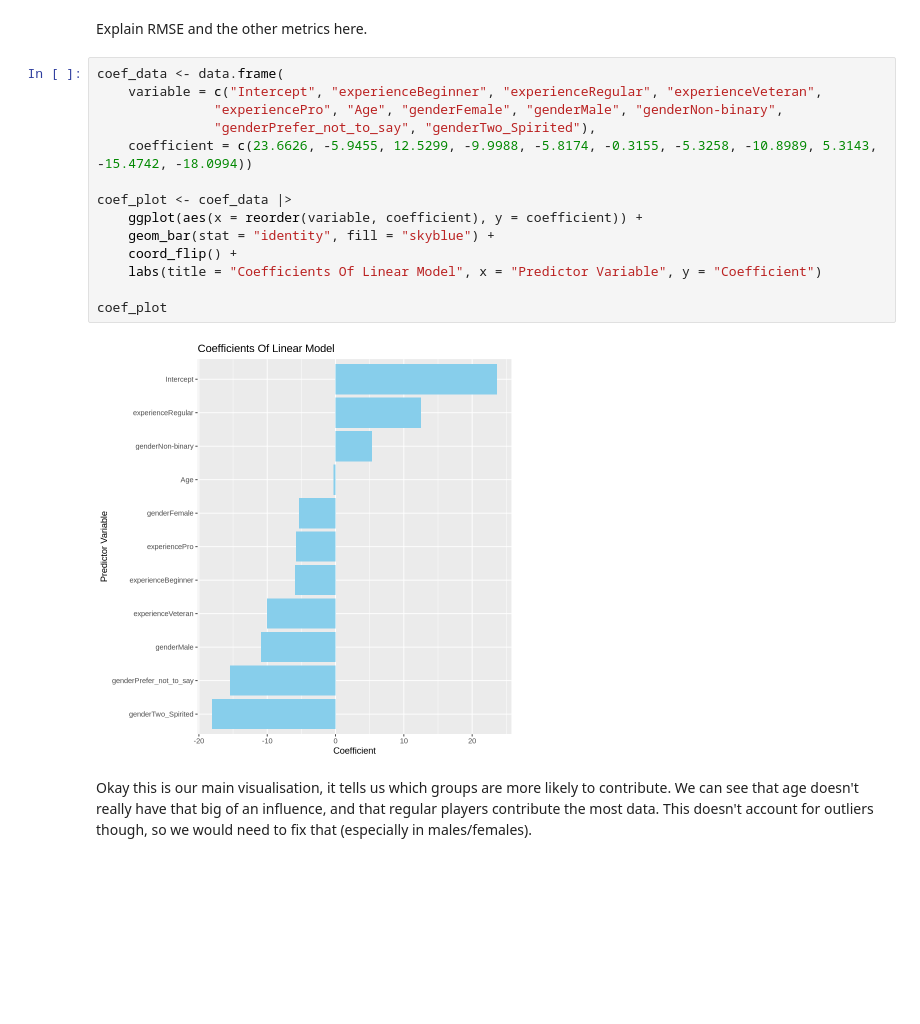
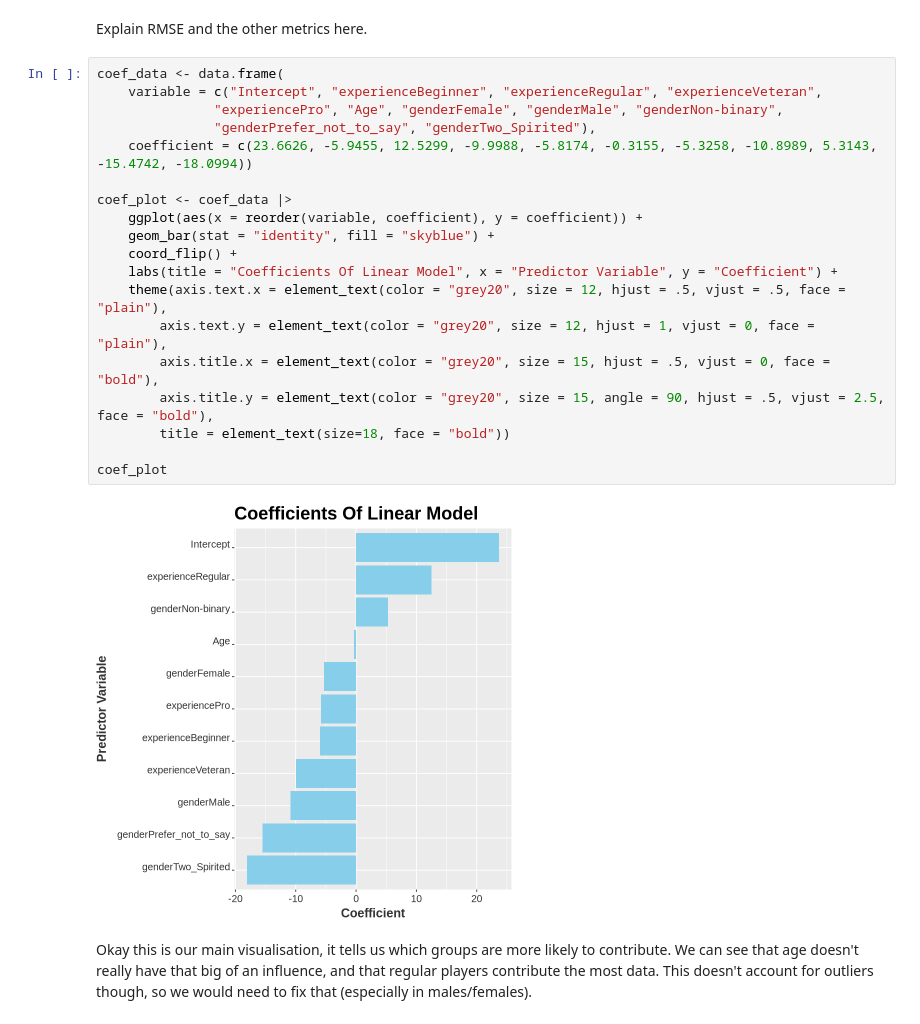
Before and after one commit to frogbie/dsci100project-002-39, a Jupyter notebook: projectgroup_report.ipynb, the cells around one changed output. Drawn from its saved outputs; the diff is of its cells as text; blank space fills up the shorter version.

Commit message:
visual changes, write up, formatting

```diff
--- a/projectgroup_report.ipynb
+++ b/projectgroup_report.ipynb
@@ -303,19 +346,24 @@ Explain RMSE and the other metrics here.
 # %%
 coef_data <- data.frame(
     variable = c("Intercept", "experienceBeginner", "experienceRegular", "experienceVeteran",
                "experiencePro", "Age", "genderFemale", "genderMale", "genderNon-binary",
                "genderPrefer_not_to_say", "genderTwo_Spirited"),
     coefficient = c(23.6626, -5.9455, 12.5299, -9.9988, -5.8174, -0.3155, -5.3258, -10.8989, 5.3143, -15.4742, -18.0994))
 
 coef_plot <- coef_data |>
     ggplot(aes(x = reorder(variable, coefficient), y = coefficient)) +
     geom_bar(stat = "identity", fill = "skyblue") +
     coord_flip() +
-    labs(title = "Coefficients Of Linear Model", x = "Predictor Variable", y = "Coefficient")
+    labs(title = "Coefficients Of Linear Model", x = "Predictor Variable", y = "Coefficient") +
+    theme(axis.text.x = element_text(color = "grey20", size = 12, hjust = .5, vjust = .5, face = "plain"),
+        axis.text.y = element_text(color = "grey20", size = 12, hjust = 1, vjust = 0, face = "plain"),
+        axis.title.x = element_text(color = "grey20", size = 15, hjust = .5, vjust = 0, face = "bold"),
+        axis.title.y = element_text(color = "grey20", size = 15, angle = 90, hjust = .5, vjust = 2.5, face = "bold"),
+        title = element_text(size=18, face = "bold"))
 
 coef_plot
 # %% [output]
-[figure, old version]
+[figure, new version]
 # %% [markdown]
 Okay this is our main visualisation, it tells us which groups are more likely to contribute. We can see that age doesn't really have that big of an influence, and that regular players contribute the most data. This doesn't account for outliers though, so we would need to fix that (especially in males/females).
 # %% [markdown]
```
Also changed, not shown: parts of 20 cells of this notebook.
